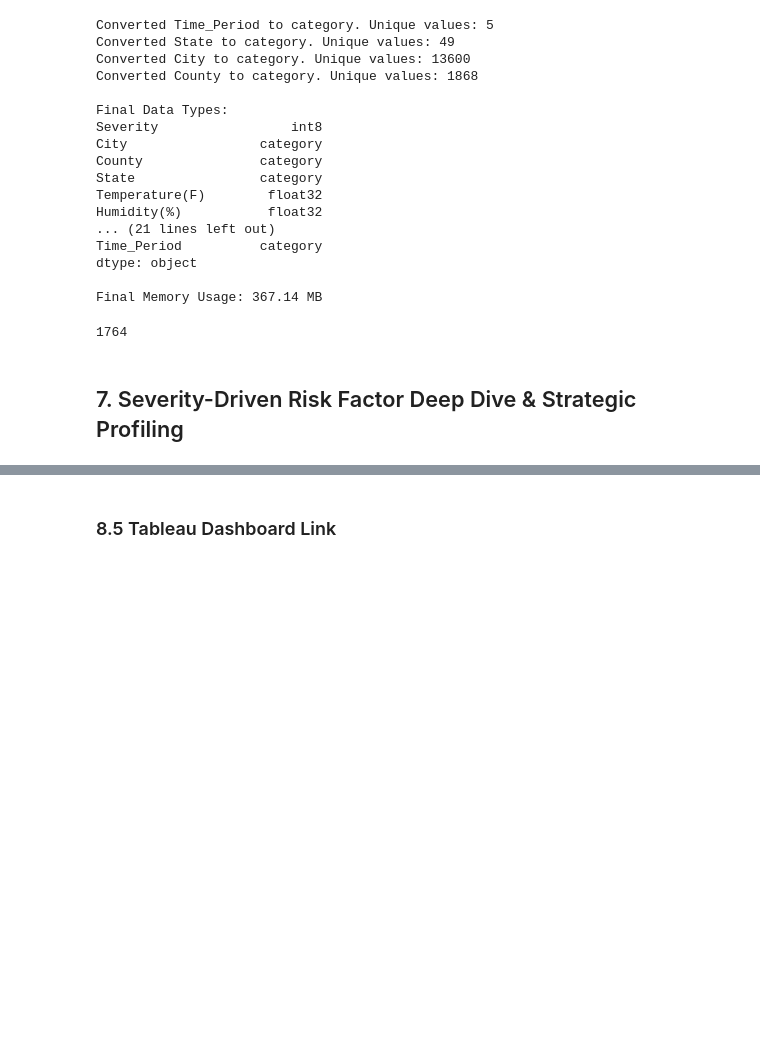
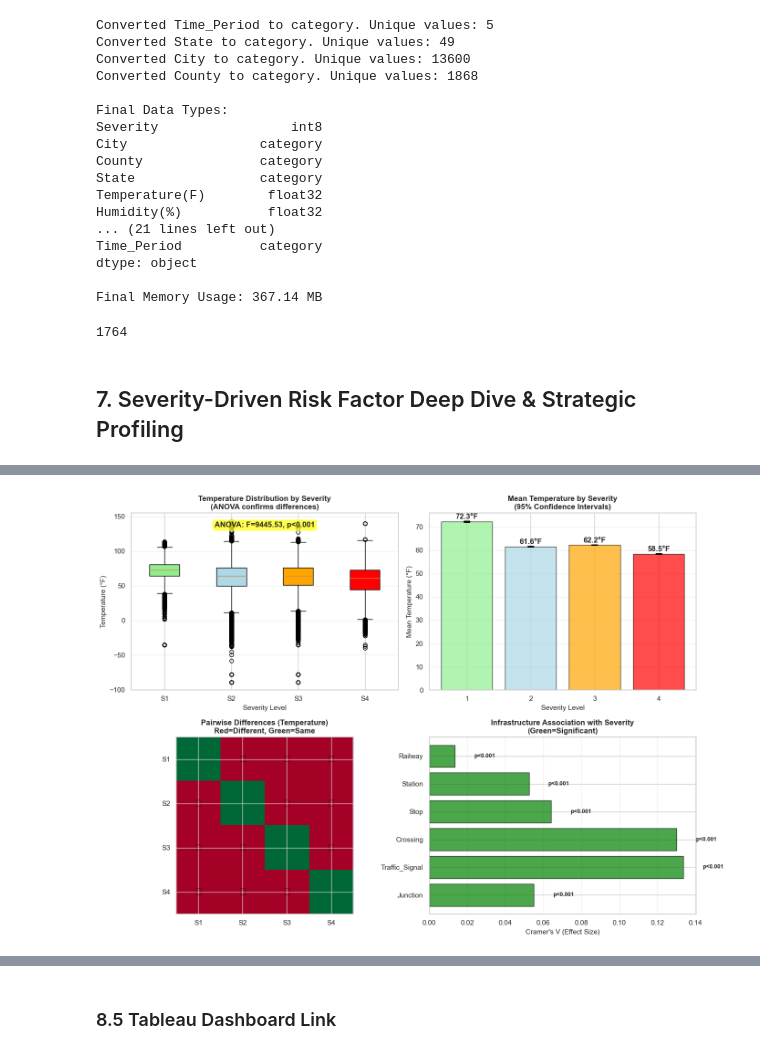
Before and after one commit to Joyriver-tome/C11CAP1, a Jupyter notebook: DS_Capstone_Notebook.ipynb, the cells around one changed output, grey strips where cells are left out. Drawn from its saved outputs; the diff is of its cells as text; code cells hidden in the pictures; blank space fills up the shorter version.

```diff
--- a/DS_Capstone_Notebook.ipynb
+++ b/DS_Capstone_Notebook.ipynb
@@ -1799,0 +1201,95 @@ This analysis categorizes strategies based on the Impact on Traffic Flow (S1–S
+# %%
+# Visualize
+
+print("=== Statistical Evidence Summary ===")
+
+fig, axes = plt.subplots(2, 2, figsize=(14, 10))
+
+# Plot 1: Temperature by Severity
+ax = axes[0, 0]
+temp_data = [df_full[df_full['Severity'] == i]['Temperature(F)'].dropna() for i in [1, 2, 3, 4]]
+bp = ax.boxplot(temp_data, labels=['S1', 'S2', 'S3', 'S4'], patch_artist=True)
+colors_box = ['lightgreen', 'lightblue', 'orange', 'red']
+for patch, color in zip(bp['boxes'], colors_box):
+    patch.set_facecolor(color)
+
+temp_anova = anova_df[anova_df['Variable'] == 'Temperature(F)'].iloc[0]
+ax.text(0.5, 0.95, f"ANOVA: F={temp_anova['F_statistic']:.2f}, p<0.001",
+        transform=ax.transAxes, ha='center', va='top',
+        bbox=dict(boxstyle='round', facecolor='yellow', alpha=0.7),
+        fontweight='bold')
+
+ax.set_ylabel('Temperature (°F)', fontsize=11)
+ax.set_xlabel('Severity Level', fontsize=11)
+ax.set_title('Temperature Distribution by Severity\n(ANOVA confirms differences)',
+             fontsize=12, fontweight='bold')
+ax.grid(axis='y', alpha=0.3)
+
+# Plot 2: Mean comparison
+ax = axes[0, 1]
+severity_stats = df_full.groupby('Severity')['Temperature(F)'].agg(['mean', 'std', 'count'])
+severity_stats['se'] = severity_stats['std'] / np.sqrt(severity_stats['count'])
+severity_stats['ci'] = 1.96 * severity_stats['se']
+
+x_pos = [1, 2, 3, 4]
+ax.bar(x_pos, severity_stats['mean'], color=colors_box, alpha=0.7, edgecolor='black')
+ax.errorbar(x_pos, severity_stats['mean'], yerr=severity_stats['ci'],
+            fmt='none', ecolor='black', capsize=5, capthick=2)
+
+for i, (mean, ci) in enumerate(zip(severity_stats['mean'], severity_stats['ci'])):
+    ax.text(i+1, mean + ci + 1, f'{mean:.1f}°F', ha='center', fontweight='bold')
+
+ax.set_ylabel('Mean Temperature (°F)', fontsize=11)
+ax.set_xlabel('Severity Level', fontsize=11)
+ax.set_title('Mean Temperature by Severity\n(95% Confidence Intervals)',
+             fontsize=12, fontweight='bold')
+ax.set_xticks(x_pos)
+ax.grid(axis='y', alpha=0.3)
+
+# Plot 3: Post-hoc heatmap
+ax = axes[1, 0]
+posthoc_matrix = np.ones((4, 4))
+for _, row in posthoc_df.iterrows():
+    # 'S1 vs S2' 형식에서 숫자 추출
+    comparison = row['Comparison']
+    s1 = int(comparison.split(' vs ')[0].replace('S', ''))
+    s2 = int(comparison.split(' vs ')[1].replace('S', ''))
+
+    val = 0 if row['Significant'] == 'Yes' else 1
+    posthoc_matrix[s1-1, s2-1] = val
+    posthoc_matrix[s2-1, s1-1] = val
+
+im = ax.imshow(posthoc_matrix, cmap='RdYlGn', vmin=0, vmax=1)
+ax.set_xticks([0, 1, 2, 3])
+ax.set_yticks([0, 1, 2, 3])
+ax.set_xticklabels(['S1', 'S2', 'S3', 'S4'])
+ax.set_yticklabels(['S1', 'S2', 'S3', 'S4'])
+ax.set_title('Pairwise Differences (Temperature)\nRed=Different, Green=Same',
+             fontsize=12, fontweight='bold')
+
+for i in range(4):
+    for j in range(4):
+        if i != j:
+            text = ax.text(j, i, '✓' if posthoc_matrix[i, j] == 0 else '✗',
+                          ha="center", va="center", color="black", fontsize=16, fontweight='bold')
+
+# Plot 4: Infrastructure association
+ax = axes[1, 1]
+y_pos = range(len(chi2_df))
+colors_chi = ['green' if x == 'Yes' else 'gray' for x in chi2_df['Associated']]
+bars = ax.barh(y_pos, chi2_df['Cramers_V'], color=colors_chi, alpha=0.7, edgecolor='black')
+
+for i, (bar, p_val) in enumerate(zip(bars, chi2_df['P_value'])):
+    ax.text(bar.get_width() + 0.01, i, f'p<0.001' if p_val < 0.001 else f'p={p_val:.3f}',
+            va='center', fontsize=9, fontweight='bold')
+
+ax.set_yticks(y_pos)
+ax.set_yticklabels(chi2_df['Feature'])
+ax.set_xlabel("Cramer's V (Effect Size)", fontsize=11)
+ax.set_title('Infrastructure Association with Severity\n(Green=Significant)',
+             fontsize=12, fontweight='bold')
+ax.grid(axis='x', alpha=0.3)
+
+plt.tight_layout()
+plt.show()
+# %% [output]
@@ -1799,0 +1297 @@ This analysis categorizes strategies based on the Impact on Traffic Flow (S1–S
+[figure, added]
```
Also changed, not shown: parts of 149 cells of this notebook, 1 other file.
